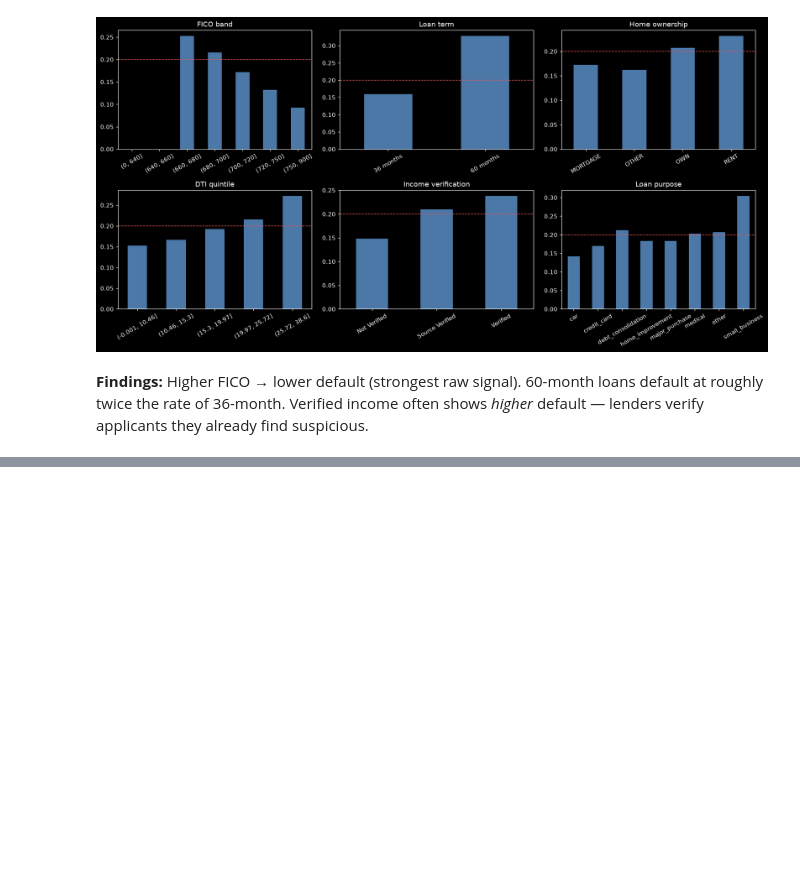
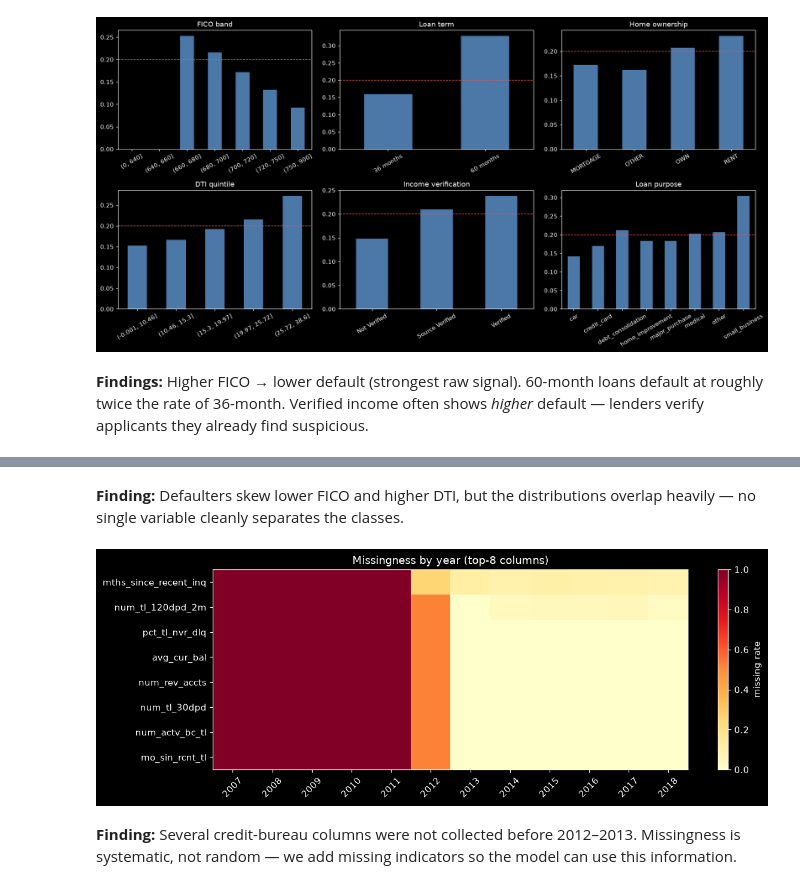
Before and after one commit to ElaheShadman/loan-default-risk-prediction, a Jupyter notebook: lending_notebook.ipynb, the cells around one changed output, grey strips where cells are left out. Saved outputs shown, nothing was run; the diff lists cells and outputs as text; code cells hidden in the pictures; blank space fills up the shorter version.

```diff
--- a/lending_notebook.ipynb
+++ b/lending_notebook.ipynb
@@ -164,0 +176,15 @@ plt.tight_layout(); plt.show()
+# %% [markdown]
+**Finding:** Defaulters skew lower FICO and higher DTI, but the distributions overlap heavily — no single variable cleanly separates the classes.
+# %%
+miss_by_year = DF.groupby(year)[keep(NUMERIC_CANDS)].apply(lambda g: g.isna().mean())
+top_miss = miss_by_year.mean().sort_values(ascending=False).head(8).index.tolist()
+fig, ax = plt.subplots(figsize=(11, 4))
+im = ax.imshow(miss_by_year[top_miss].T, aspect='auto', cmap='YlOrRd', vmin=0, vmax=1)
+ax.set_xticks(range(len(miss_by_year))); ax.set_xticklabels(miss_by_year.index, rotation=45)
+ax.set_yticks(range(len(top_miss))); ax.set_yticklabels(top_miss)
+plt.colorbar(im, ax=ax, label='missing rate'); ax.set_title('Missingness by year (top-8 columns)')
+plt.tight_layout(); plt.show()
+# %% [output]
+[figure, added]
+# %% [markdown]
+**Finding:** Several credit-bureau columns were not collected before 2012–2013. Missingness is systematic, not random — we add missing indicators so the model can use this information.
```
Also changed, not shown: parts of 1 cell of this notebook.
